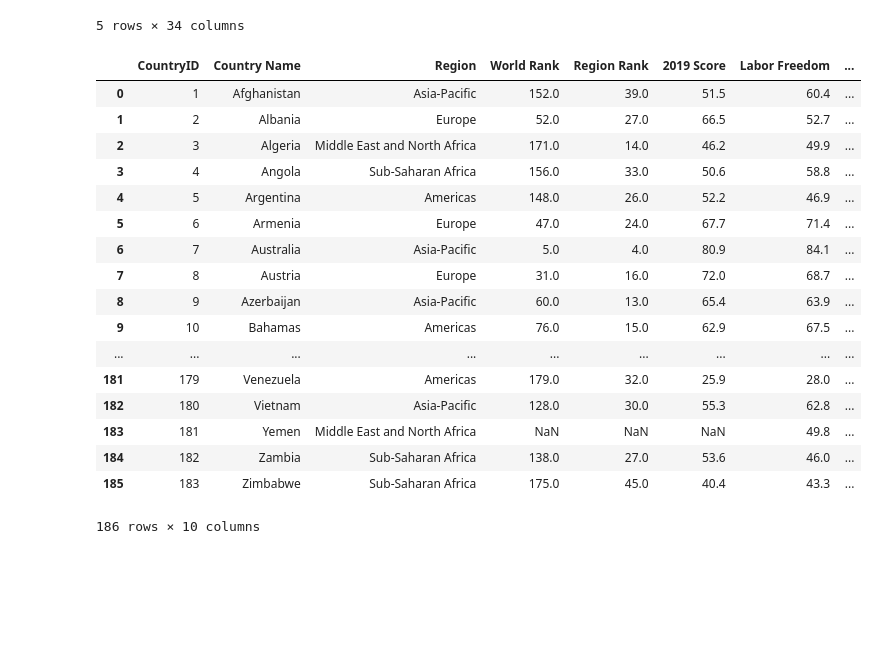
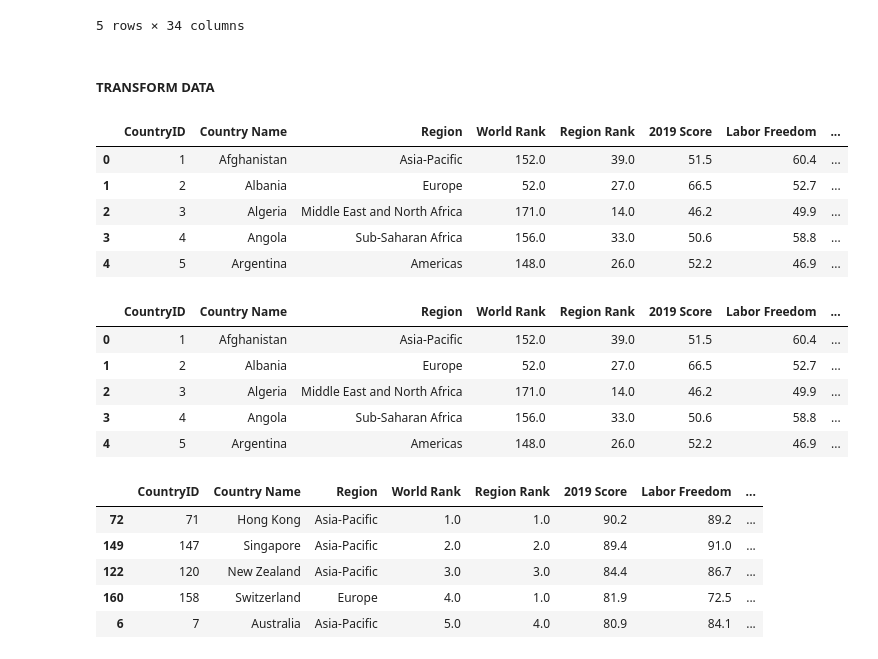
Before and after one commit to JennB19/ExtractTransformLoad, a Jupyter notebook: ETL_eco_freedom.ipynb, the cells around one changed output. Cells and saved outputs as stored; diff of their text form; code cells hidden in the pictures; blank space fills up the shorter version.

```diff
--- a/ETL_eco_freedom.ipynb
+++ b/ETL_eco_freedom.ipynb
@@ -14,26 +27,18 @@ eco_df.head()
 | 3 | 4 | Angola | Angola | Sub-Saharan Africa | 156.0 | 33.0 | 50.6 | 35.9 | ... |
 | 4 | 5 | Argentina | Argentina | Americas | 148.0 | 26.0 | 52.2 | 47.8 | ... |
 5 rows × 34 columns
+# %% [markdown]
+#####  TRANSFORM DATA
 # %%
+# Considering the columns needed
+
 eco_index_new_df = eco_df[['CountryID', 'Country Name', 'Region', 'World Rank', 'Region Rank', '2019 Score', 'Labor Freedom', 'Population (Millions)', 'Unemployment (%)', 'Inflation (%)']].copy()
 eco_index_new_df.head()
-eco_index_new_df
+#eco_index_new_df
 # %% [output]
 |  | CountryID | Country Name | Region | World Rank | Region Rank | 2019 Score | Labor Freedom | ... |
 | 0 | 1 | Afghanistan | Asia-Pacific | 152.0 | 39.0 | 51.5 | 60.4 | ... |
 | 1 | 2 | Albania | Europe | 52.0 | 27.0 | 66.5 | 52.7 | ... |
 | 2 | 3 | Algeria | Middle East and North Africa | 171.0 | 14.0 | 46.2 | 49.9 | ... |
 | 3 | 4 | Angola | Sub-Saharan Africa | 156.0 | 33.0 | 50.6 | 58.8 | ... |
 | 4 | 5 | Argentina | Americas | 148.0 | 26.0 | 52.2 | 46.9 | ... |
-| 5 | 6 | Armenia | Europe | 47.0 | 24.0 | 67.7 | 71.4 | ... |
-| 6 | 7 | Australia | Asia-Pacific | 5.0 | 4.0 | 80.9 | 84.1 | ... |
-| 7 | 8 | Austria | Europe | 31.0 | 16.0 | 72.0 | 68.7 | ... |
-| 8 | 9 | Azerbaijan | Asia-Pacific | 60.0 | 13.0 | 65.4 | 63.9 | ... |
-| 9 | 10 | Bahamas | Americas | 76.0 | 15.0 | 62.9 | 67.5 | ... |
-| ... | ... | ... | ... | ... | ... | ... | ... | ... |
-| 181 | 179 | Venezuela | Americas | 179.0 | 32.0 | 25.9 | 28.0 | ... |
-| 182 | 180 | Vietnam | Asia-Pacific | 128.0 | 30.0 | 55.3 | 62.8 | ... |
-| 183 | 181 | Yemen | Middle East and North Africa | NaN | NaN | NaN | 49.8 | ... |
-| 184 | 182 | Zambia | Sub-Saharan Africa | 138.0 | 27.0 | 53.6 | 46.0 | ... |
-| 185 | 183 | Zimbabwe | Sub-Saharan Africa | 175.0 | 45.0 | 40.4 | 43.3 | ... |
-186 rows × 10 columns
@@ -43,0 +45,25 @@ eco_df_clean.to_html('table.html', index=False)
+# %%
+# Deleteing unwanted rows by using dropna()
+
+eco_df_clean = eco_index_new_df.dropna()
+eco_df_clean.head()
+#eco_df_clean
+# %% [output]
+|  | CountryID | Country Name | Region | World Rank | Region Rank | 2019 Score | Labor Freedom | ... |
+| 0 | 1 | Afghanistan | Asia-Pacific | 152.0 | 39.0 | 51.5 | 60.4 | ... |
+| 1 | 2 | Albania | Europe | 52.0 | 27.0 | 66.5 | 52.7 | ... |
+| 2 | 3 | Algeria | Middle East and North Africa | 171.0 | 14.0 | 46.2 | 49.9 | ... |
+| 3 | 4 | Angola | Sub-Saharan Africa | 156.0 | 33.0 | 50.6 | 58.8 | ... |
+| 4 | 5 | Argentina | Americas | 148.0 | 26.0 | 52.2 | 46.9 | ... |
+# %%
+# sort the dataframe by column name "World Bank"
+
+eco_df_clean_sorted = eco_df_clean.sort_values('World Rank')
+eco_df_clean_sorted.head()
+# %% [output]
+|  | CountryID | Country Name | Region | World Rank | Region Rank | 2019 Score | Labor Freedom | ... |
+| 72 | 71 | Hong Kong | Asia-Pacific | 1.0 | 1.0 | 90.2 | 89.2 | ... |
+| 149 | 147 | Singapore | Asia-Pacific | 2.0 | 2.0 | 89.4 | 91.0 | ... |
+| 122 | 120 | New Zealand | Asia-Pacific | 3.0 | 3.0 | 84.4 | 86.7 | ... |
+| 160 | 158 | Switzerland | Europe | 4.0 | 1.0 | 81.9 | 72.5 | ... |
+| 6 | 7 | Australia | Asia-Pacific | 5.0 | 4.0 | 80.9 | 84.1 | ... |
```
Also changed, not shown: parts of 19 cells of this notebook, 8 other files.
